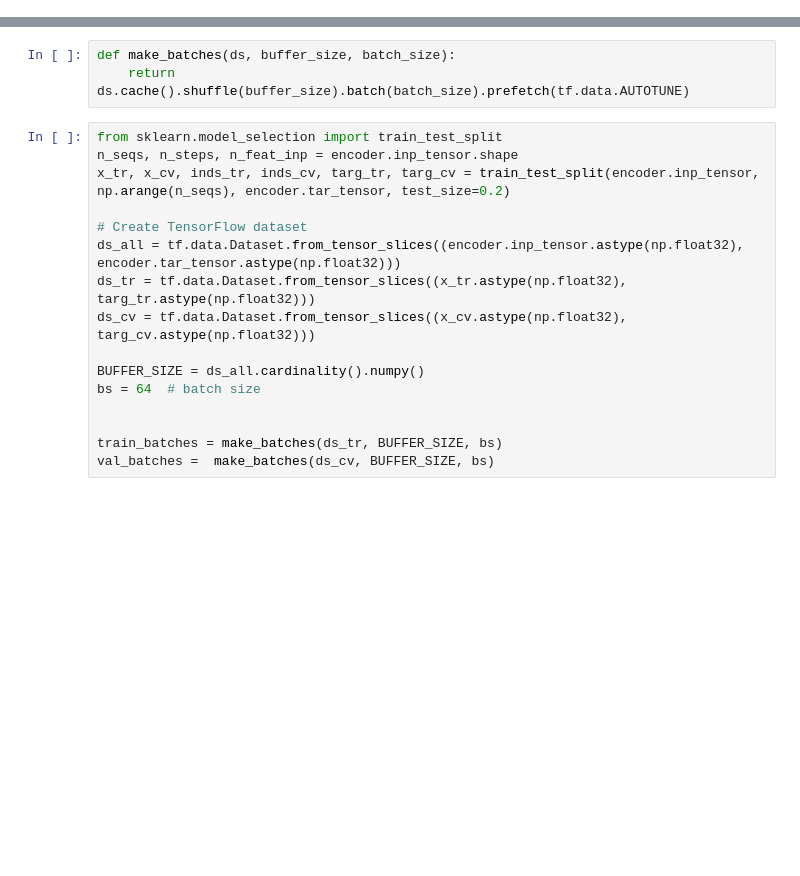
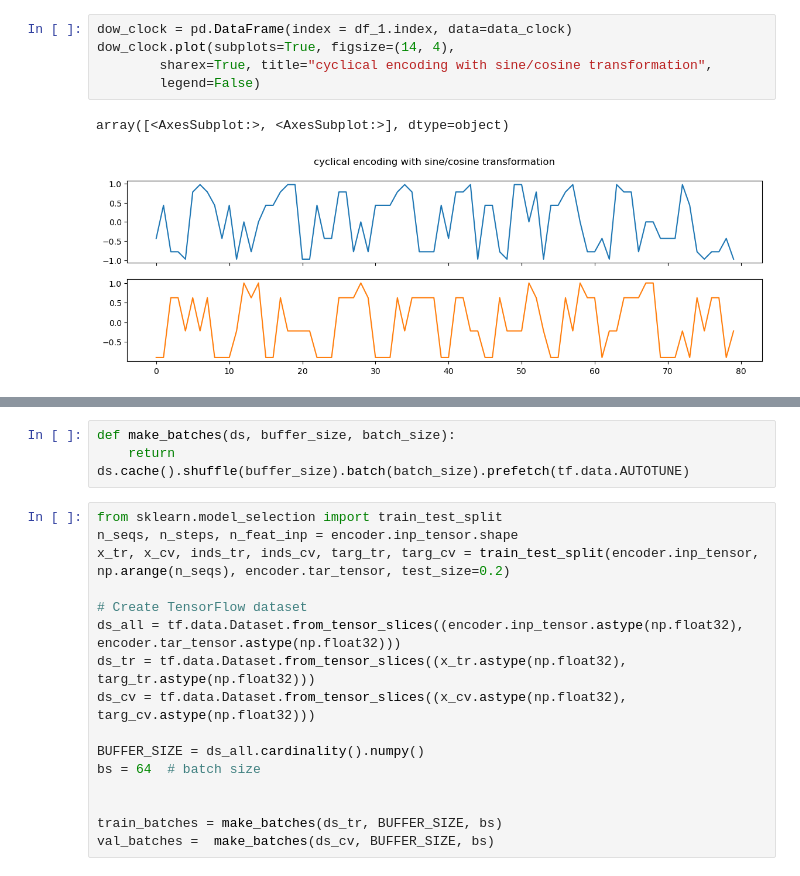
Before and after one commit to Hamideh-Mehri/Banksformer, a Jupyter notebook: Test.ipynb, the cells around one changed output, grey strips where cells are left out. Cells and saved outputs as stored; diff of their text form; blank space fills up the shorter version.

```diff
--- a/Test.ipynb
+++ b/Test.ipynb
@@ -74,0 +192,8 @@ info.FIELD_DIMS_IN, info.FIELD_DIMS_NET, info.FIELD_DIMS_TAR
+# %%
+dow_clock = pd.DataFrame(index = df_1.index, data=data_clock)
+dow_clock.plot(subplots=True, figsize=(14, 4),
+     	sharex=True, title="cyclical encoding with sine/cosine transformation",
+     	legend=False)
+# %% [output]
+array([<AxesSubplot:>, <AxesSubplot:>], dtype=object)
+[figure, added]
```
Also changed, not shown: parts of 82 cells of this notebook, 27 other files.
